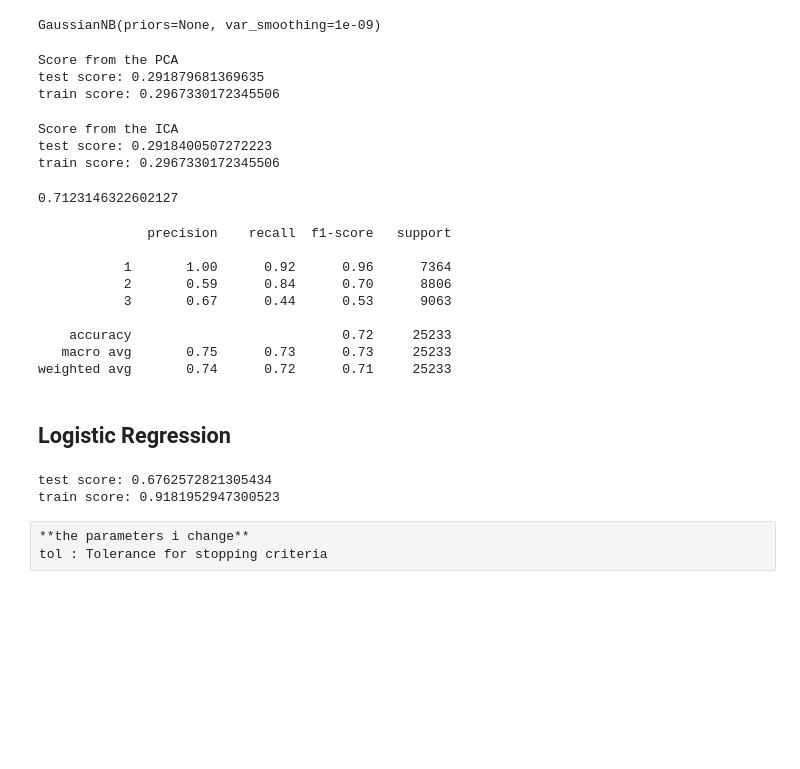
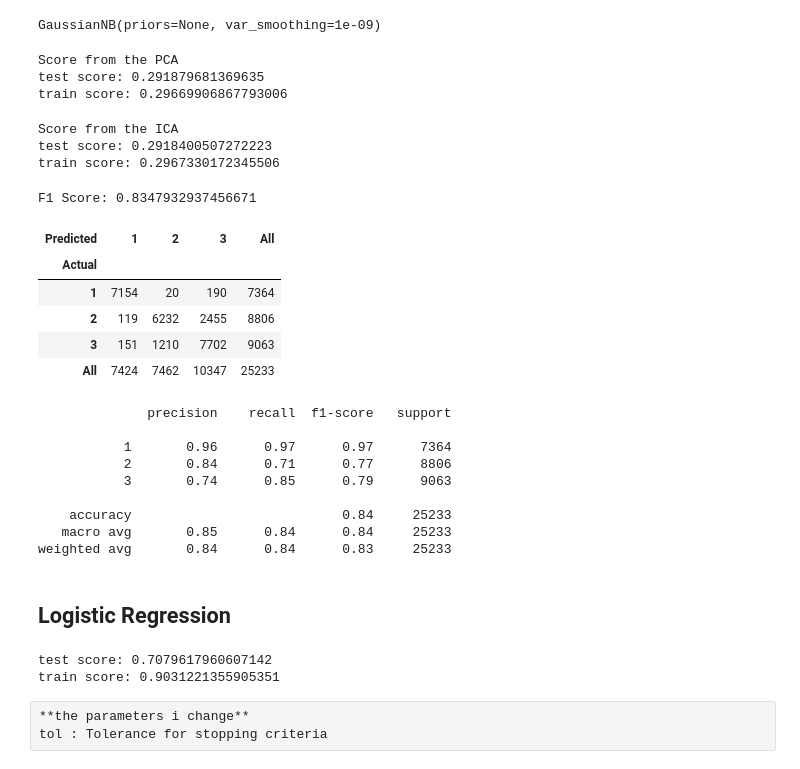
Before and after one commit to lilach199612/HMLFIPA, a Jupyter notebook: HMLFIPA.ipynb, the cells around one changed output. Cells and saved outputs as stored; diff of their text form; code cells hidden in the pictures; blank space fills up the shorter version.

```diff
--- a/HMLFIPA.ipynb
+++ b/HMLFIPA.ipynb
@@ -49,6 +49,7 @@ def dfbuilder(files):
 
     final=final.drop(["Experiment_y"],axis=1)
     final=final.dropna()
+    final[final.index%20==2]
     return final
 # %%
 #i use glob to see and copy this list of files
@@ -282,5 +279,16 @@ train score: 0.33698468920096414
 # %% [markdown]
 ## naive_bayes
+# %%
+X_train=train[[' Position Z_x',  ' Velocity Y_x',' Pitch_x', ' Roll_x',
+       ' Wrist Pos Y_x', ' Wrist Pos Z_x',  ' Elbow Pos Y_x',' Elbow Pos Z_x',  ' Grab Angle_x',
+       ' Position X_y', ' Position Y_y', ' Position Z_y',
+       ' Velocity X_y', ' Velocity Y_y', ' Velocity Z_y', ' Pitch_y',
+       ' Roll_y',  ' Wrist Pos X_y', ' Wrist Pos Y_y',' Elbow Pos Z_y',' Grab Strenth_y']]
+X_test=test[[' Position Z_x', ' Velocity Y_x',' Pitch_x', ' Roll_x',
+       ' Wrist Pos Y_x', ' Wrist Pos Z_x',  ' Elbow Pos Y_x',
+       ' Elbow Pos Z_x',  ' Grab Angle_x',' Position X_y', ' Position Y_y', ' Position Z_y',
+       ' Velocity X_y', ' Velocity Y_y', ' Velocity Z_y', ' Pitch_y',
+       ' Roll_y',  ' Wrist Pos X_y', ' Wrist Pos Y_y', ' Elbow Pos Z_y',' Grab Strenth_y']]
 # %%
 from sklearn.naive_bayes import GaussianNB
 clf = GaussianNB()
@@ -309,7 +317,7 @@ print("train score:",clf.score(X_t_train,y_train))
 # %% [output]
 Score from the PCA
 test score: 0.291879681369635
-train score: 0.2967330172345506
+train score: 0.29669906867793006
 # %%
 from sklearn.decomposition import FastICA
 ica = FastICA()
@@ -325,22 +333,34 @@ test score: 0.2918400507272223
 train score: 0.2967330172345506
 # %%
 from sklearn.metrics import f1_score
-y_pred_class=clf.predict(X_test)
-f1_score(y_test, y_pred_class,average='weighted')
+y_pred=clf.predict(X_test)
+print("F1 Score:",f1_score(y_test, y_pred,average='weighted'))
 # %% [output]
-0.7123146322602127
+F1 Score: 0.8347932937456671
+# %%
+from sklearn import metrics
+metrics.confusion_matrix(y_test, y_pred)
+df_confusion = ps.crosstab(y_test, y_pred, rownames=['Actual'], colnames=['Predicted'], margins=True)
+df_confusion
+# %% [output]
+| Predicted | 1 | 2 | 3 | All |
+| Actual |  |  |  |  |
+| 1 | 7154 | 20 | 190 | 7364 |
+| 2 | 119 | 6232 | 2455 | 8806 |
+| 3 | 151 | 1210 | 7702 | 9063 |
+| All | 7424 | 7462 | 10347 | 25233 |
 # %%
 from sklearn.metrics import classification_report
 print(classification_report(y_test, y_pred_class))
 # %% [output]
               precision    recall  f1-score   support
 
-           1       1.00      0.92      0.96      7364
-           2       0.59      0.84      0.70      8806
-           3       0.67      0.44      0.53      9063
+           1       0.96      0.97      0.97      7364
+           2       0.84      0.71      0.77      8806
+           3       0.74      0.85      0.79      9063
 
-    accuracy                           0.72     25233
-   macro avg       0.75      0.73      0.73     25233
-weighted avg       0.74      0.72      0.71     25233
+    accuracy                           0.84     25233
+   macro avg       0.85      0.84      0.84     25233
+weighted avg       0.84      0.84      0.83     25233
 # %% [markdown]
 ## Logistic Regression
@@ -347,14 +386,12 @@ weighted avg       0.74      0.72      0.71     25233
 # %%
-#X_train=train[[ ' Elbow pos X_x', ' Elbow Pos Z_x','Time_y']]
-#X_test=test[[ ' Elbow pos X_x', ' Elbow Pos Z_x','Time_y']]
 from sklearn.linear_model import LogisticRegression
-logreg = LogisticRegression(max_iter=21,C=15600)
+logreg = LogisticRegression()
 logreg.fit(X_train, y_train)
 print("test score:",logreg.score(X_test,y_test))
 print("train score:",logreg.score(X_train,y_train))
 # %% [output]
-test score: 0.6762572821305434
-train score: 0.9181952947300523
+test score: 0.7079617960607142
+train score: 0.9031221355905351
 # %% [raw]
 **the parameters i change**
 tol : Tolerance for stopping criteria
```
Also changed, not shown: parts of 16 cells of this notebook.
